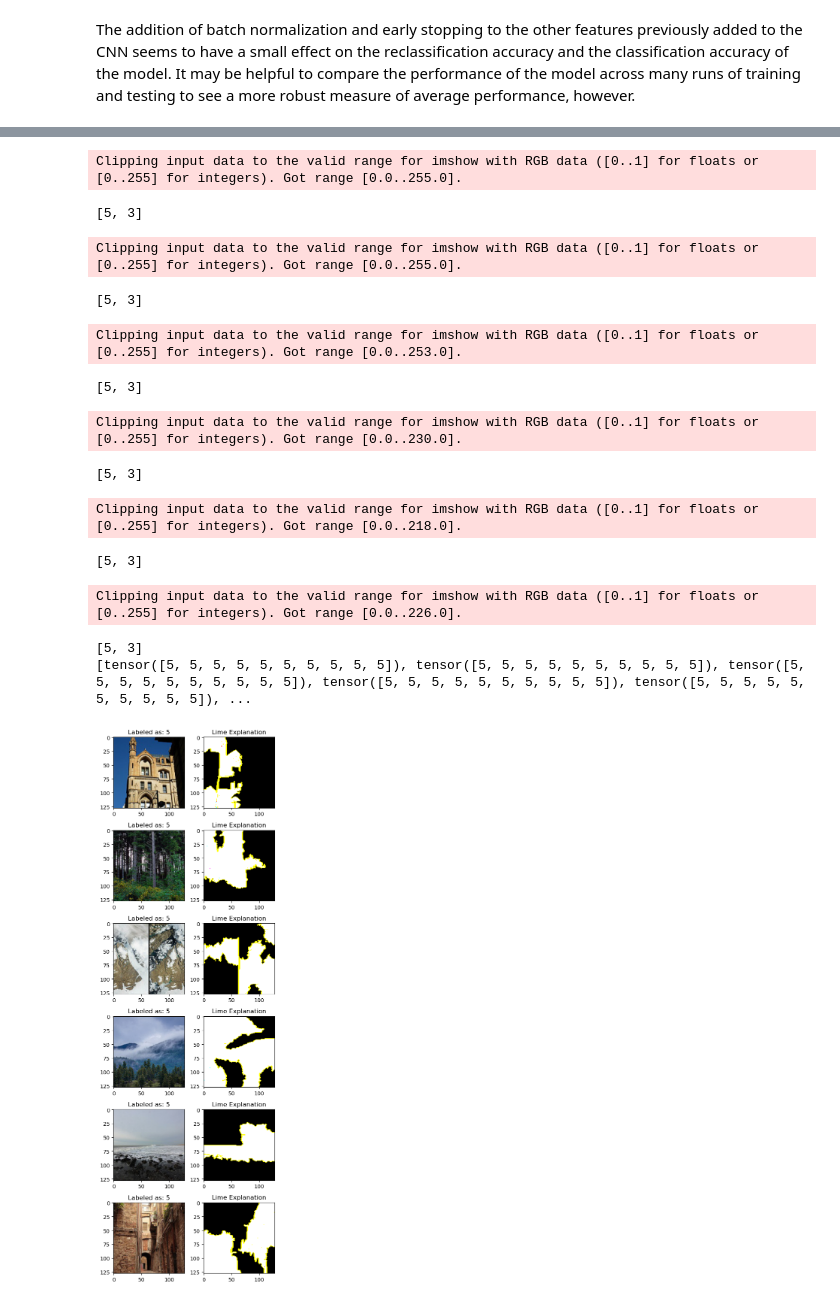
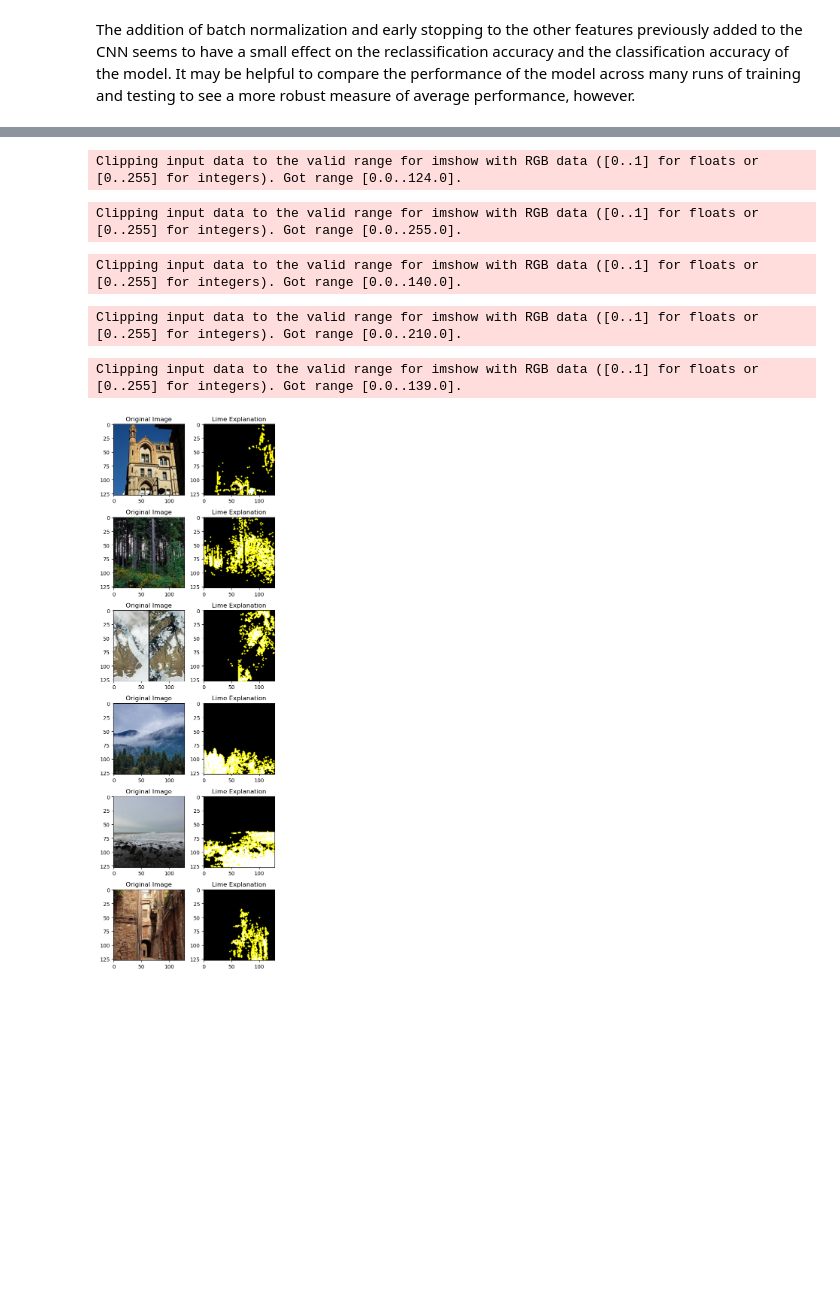
Before and after one commit to david-zhao-0/data_science_projects, a Jupyter notebook: intel_image_classification_pytorch.ipynb, the cells around one changed output, grey strips where cells are left out. Saved outputs shown, nothing was run; the diff lists cells and outputs as text; code cells hidden in the pictures; blank space fills up the shorter version.

Commit message:
lime explanation refinement

```diff
--- a/intel_image_classification_pytorch.ipynb
+++ b/intel_image_classification_pytorch.ipynb
@@ -721,0 +717,3 @@ RuntimeError: [enforce fail at alloc_cpu.cpp:116] data. DefaultCPUAllocator: not
+# %%
+convnn_all = ConvNN_AllFeatures(n_channels=3, n_layers=3, base_channels=32, epochs=10, eta=0.001, minibatch_size=50, weight_decay=0.0001, patience=2, es_delta=0)
+convnn_all.fit(X_train_tensor_permuted, y_train_tensor, X_val_tensor_permuted, y_val_tensor)
@@ -750,8 +774,6 @@ IMAGE_INDEX = 30
 fig, ax = plt.subplots(len(image_classes), 2, figsize=(5,15))
 explainer = lime_image.LimeImageExplainer(random_state=42)
 
-y_preds = []
-
 def classifier_fn(images):
     images = np.array(images).astype('float32') / 255.0
     image_tensor = torch.tensor(images).permute(0,3,1,2)
@@ -759,21 +781,13 @@ def classifier_fn(images):
         probs = convnn_all.predict_proba(image_tensor, batch_size=1)
     return probs
 
-# Try running inference directly on a few random samples:
-for class_label in image_classes:
-    class_dir = os.path.join(train_dir, class_label)
-    img_path = os.path.join(class_dir, os.listdir(class_dir)[IMAGE_INDEX])
-    img = Image.open(img_path).resize(IMAGE_SIZE)
-    x = torch.tensor(np.array(img)).float().permute(2, 0, 1).unsqueeze(0) / 255
-    print(class_label, torch.argmax(torch.tensor(convnn_all.predict_proba(x))))
-
 for i, image_class in enumerate(image_classes):
     class_dir = os.path.join(train_dir, image_class)
     image = os.listdir(class_dir)[IMAGE_INDEX]
     image_path = os.path.join(class_dir, image)
 
     img = Image.open(image_path).convert("RGB")
-    img = img.resize(img, IMAGE_SIZE)
+    img = img.resize(IMAGE_SIZE)
     img_np = np.array(img).astype('float32')
 
     explanation = explainer.explain_instance(
@@ -782,17 +796,15 @@ for i, image_class in enumerate(image_classes):
         top_labels=2
     )
 
-    print(explanation.top_labels)
     top_label = explanation.top_labels[0]
 
     image, mask = explanation.get_image_and_mask(top_label, positive_only=True, hide_rest=True)
 
     ax[i, 0].imshow(img)
-    ax[i, 0].set_title(f"Labeled as: {top_label}")
+    ax[i, 0].set_title(f"Original Image")
     ax[i, 1].imshow(mark_boundaries(image, mask))
     ax[i, 1].set_title(f"Lime Explanation")
 
-print(y_preds)
 plt.tight_layout()
 
 plt.show()
@@ -806,14 +813,6 @@ street tensor(5)
-Clipping input data to the valid range for imshow with RGB data ([0..1] for floats or [0..255] for integers). Got range [0.0..255.0].
+Clipping input data to the valid range for imshow with RGB data ([0..1] for floats or [0..255] for integers). Got range [0.0..124.0].
-[5, 3]
+Clipping input data to the valid range for imshow with RGB data ([0..1] for floats or [0..255] for integers). Got range [0.0..255.0].
-Clipping input data to the valid range for imshow with RGB data ([0..1] for floats or [0..255] for integers). Got range [0.0..255.0].
+Clipping input data to the valid range for imshow with RGB data ([0..1] for floats or [0..255] for integers). Got range [0.0..140.0].
-[5, 3]
+Clipping input data to the valid range for imshow with RGB data ([0..1] for floats or [0..255] for integers). Got range [0.0..210.0].
-Clipping input data to the valid range for imshow with RGB data ([0..1] for floats or [0..255] for integers). Got range [0.0..253.0].
+Clipping input data to the valid range for imshow with RGB data ([0..1] for floats or [0..255] for integers). Got range [0.0..139.0].
-[5, 3]
-Clipping input data to the valid range for imshow with RGB data ([0..1] for floats or [0..255] for integers). Got range [0.0..230.0].
-[5, 3]
-Clipping input data to the valid range for imshow with RGB data ([0..1] for floats or [0..255] for integers). Got range [0.0..218.0].
-[5, 3]
-Clipping input data to the valid range for imshow with RGB data ([0..1] for floats or [0..255] for integers). Got range [0.0..226.0].
-[5, 3]
-[tensor([5, 5, 5, 5, 5, 5, 5, 5, 5, 5]), tensor([5, 5, 5, 5, 5, 5, 5, 5, 5, 5]), tensor([5, 5, 5, 5, 5, 5, 5, 5, 5, 5]), tensor([5, 5, 5, 5, 5, 5, 5, 5, 5, 5]), tensor([5, 5, 5, 5, 5, 5, 5, 5, 5, 5]), ...
-[figure, old version]
+[figure, new version]
```
Also changed, not shown: parts of 12 cells of this notebook.
